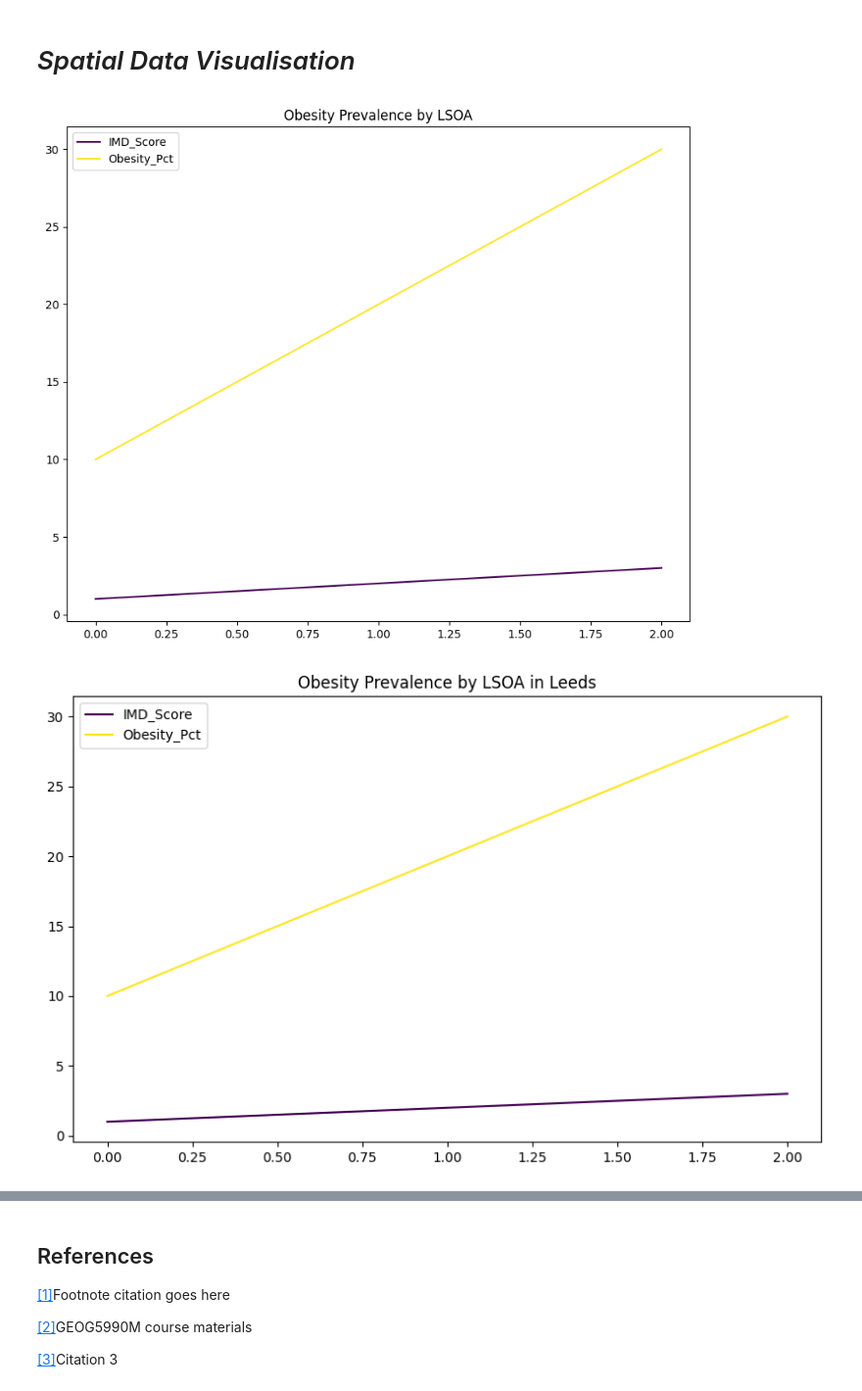
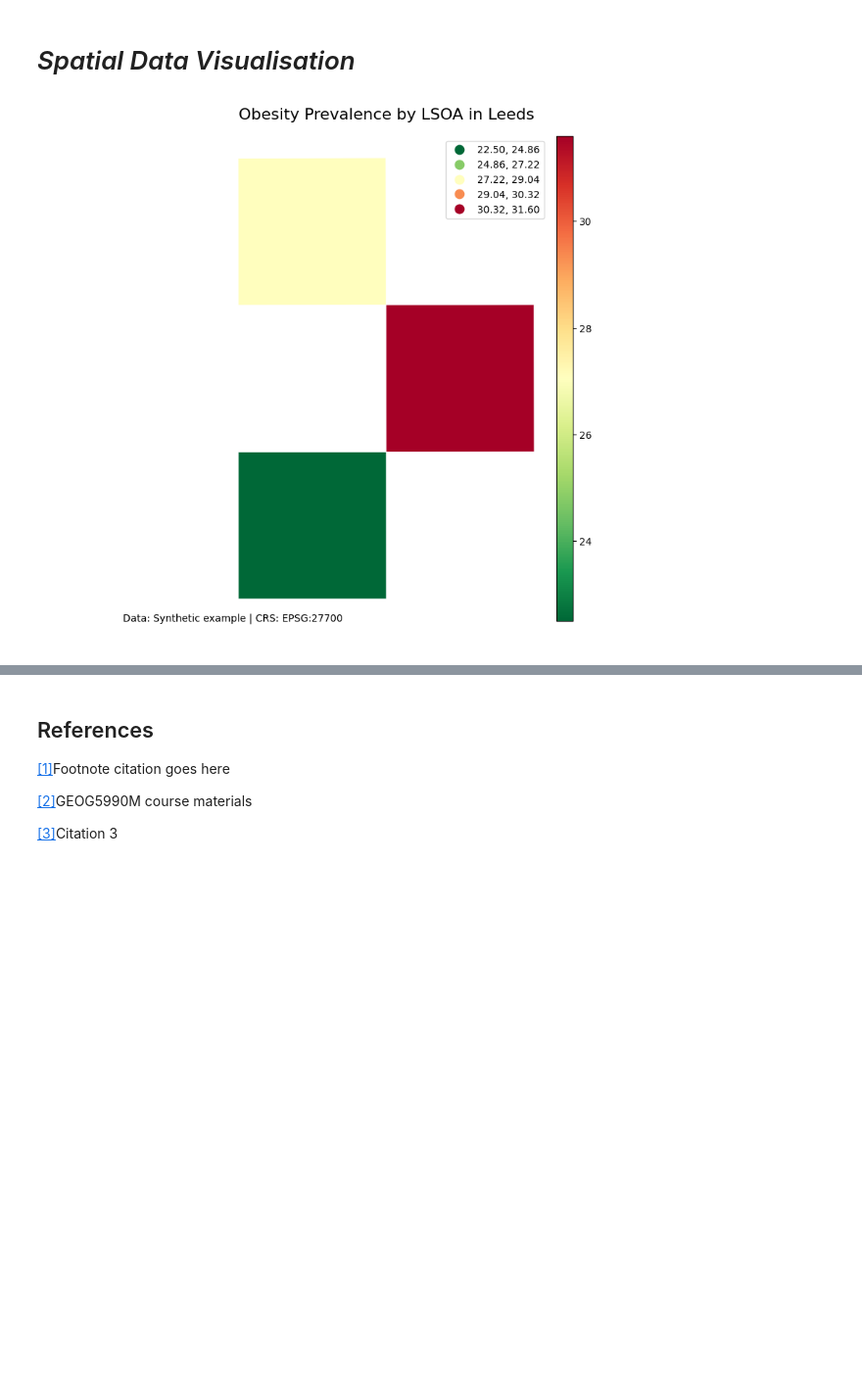
Before and after one commit to deeptanghosh02/GEOG5990M_Deeptanshu-Ghosh, a Jupyter notebook: notebooks/assignment_templates/GEOG5990M_Final_Project_template.ipynb, the cells around one changed output, grey strips where cells are left out. Shown at 98% size. Drawn from its saved outputs; the diff is of its cells as text; code cells hidden in the pictures; blank space fills up the shorter version.

```diff
--- a/notebooks/assignment_templates/GEOG5990M_Final_Project_template.ipynb
+++ b/notebooks/assignment_templates/GEOG5990M_Final_Project_template.ipynb
@@ -294,25 +294,52 @@ Tufte, E., 2001. The Visual Display of Quantitative Information. Connecticut: Gr
 Unwin, A., 2020. Graphical Data Analysis with R. Boca Raton: CRC Press.
 # %% [markdown]
 # *Spatial Data Visualisation*
-# %%
-# Merge the data using the 'LSOA21CD' column which is present in both DataFrames
-geo_data = lsoa.merge(model_data, on='LSOA21CD', how='left')
-
-
-geo_data.plot(column='Obesity_Pct', cmap='viridis', legend=True, figsize=(10, 8))
-plt.title('Obesity Prevalence by LSOA')
-plt.show()
-
-import matplotlib.pyplot as plt
-
-
-fig, ax = plt.subplots(1, 1, figsize=(10, 6))
-geo_data.plot(column='Obesity_Pct',
-             cmap='viridis',
-             legend=True,
-             ax=ax)
-ax.set_title('Obesity Prevalence by LSOA in Leeds')
-plt.show()
-# %% [output]
-[figure, removed]
-[figure, removed]
+# %%
+# 1. Create synthetic Leeds LSOA data (replace with your actual data)
+
+geometry = [
+    'POLYGON ((0 0, 1 0, 1 1, 0 1, 0 0))',
+    'POLYGON ((1 1, 2 1, 2 2, 1 2, 1 1))',
+    'POLYGON ((0 2, 1 2, 1 3, 0 3, 0 2))'
+]
+lsoa_data = gpd.GeoDataFrame({
+    'LSOA21CD': ['E01000001', 'E01000002', 'E01000003'],
+    'Obesity_Pct': [22.5, 31.6, 28.4],  # Obesity prevalence percentages
+    'geometry': gpd.GeoSeries.from_wkt(geometry)
+}, crs="EPSG:4326").to_crs(epsg=27700)  # Convert to British National Grid
+
+# 2. Create choropleth map
+fig, ax = plt.subplots(1, figsize=(12, 8))
+
+# Plot with classification scheme
+# Changed column to 'Obesity_Pct'
+lsoa_data.plot(column='Obesity_Pct',
+               cmap='RdYlGn_r',  # Red-Yellow-Green reversed
+               linewidth=0.5,
+               edgecolor='white',
+               legend=True,
+               scheme='quantiles',  # Data divided into equal-sized bins
+               ax=ax)
+
+# Customize
+ax.set_title('Obesity Prevalence by LSOA in Leeds', fontsize=16)
+ax.set_axis_off()
+
+# Add annotation
+plt.annotate('Data: Synthetic example | CRS: EPSG:27700',
+             xy=(0.1, 0.05),
+             xycoords='figure fraction',
+             fontsize=10)
+
+# 3. Add scale bar (optional)
+divider = make_axes_locatable(ax)
+cax = divider.append_axes("right", size="5%", pad=0.1)
+sm = plt.cm.ScalarMappable(cmap='RdYlGn_r',
+                          norm=plt.Normalize(vmin=lsoa_data['Obesity_Pct'].min(),
+                                           vmax=lsoa_data['Obesity_Pct'].max()))
+fig.colorbar(sm, cax=cax)
+
+plt.tight_layout()
+plt.show()
+# %% [output]
+[figure, added]
```
Also changed, not shown: parts of 2 cells of this notebook.
